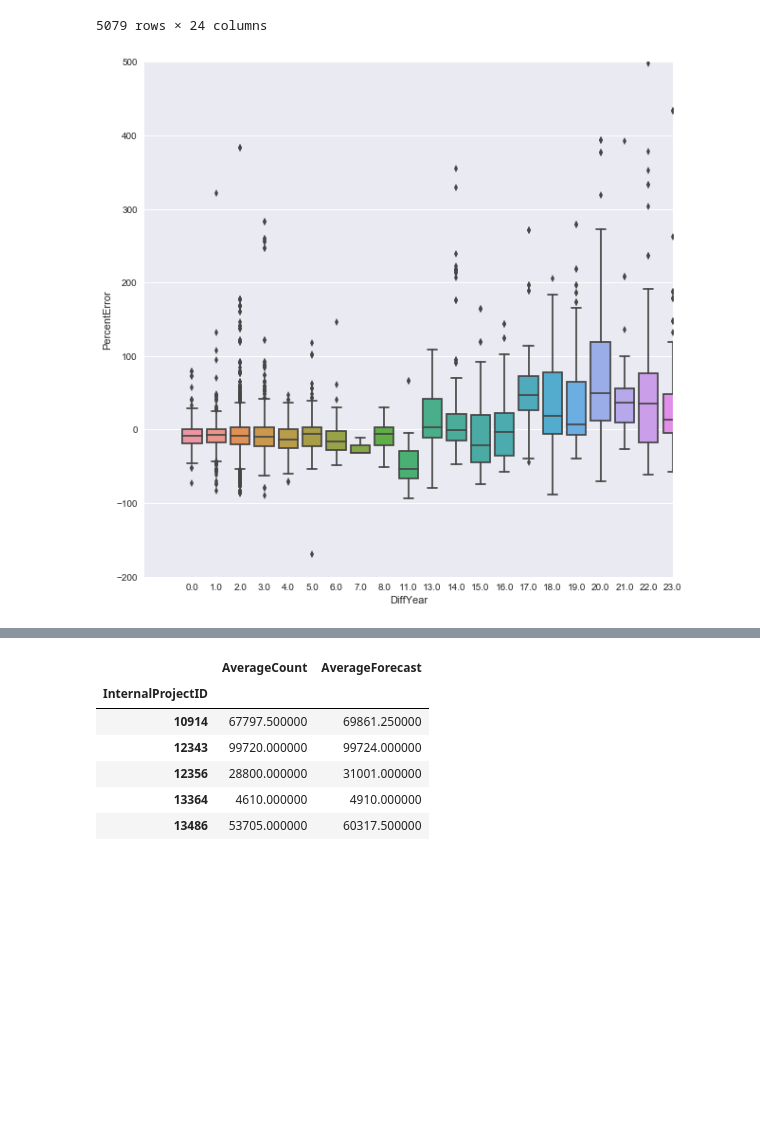
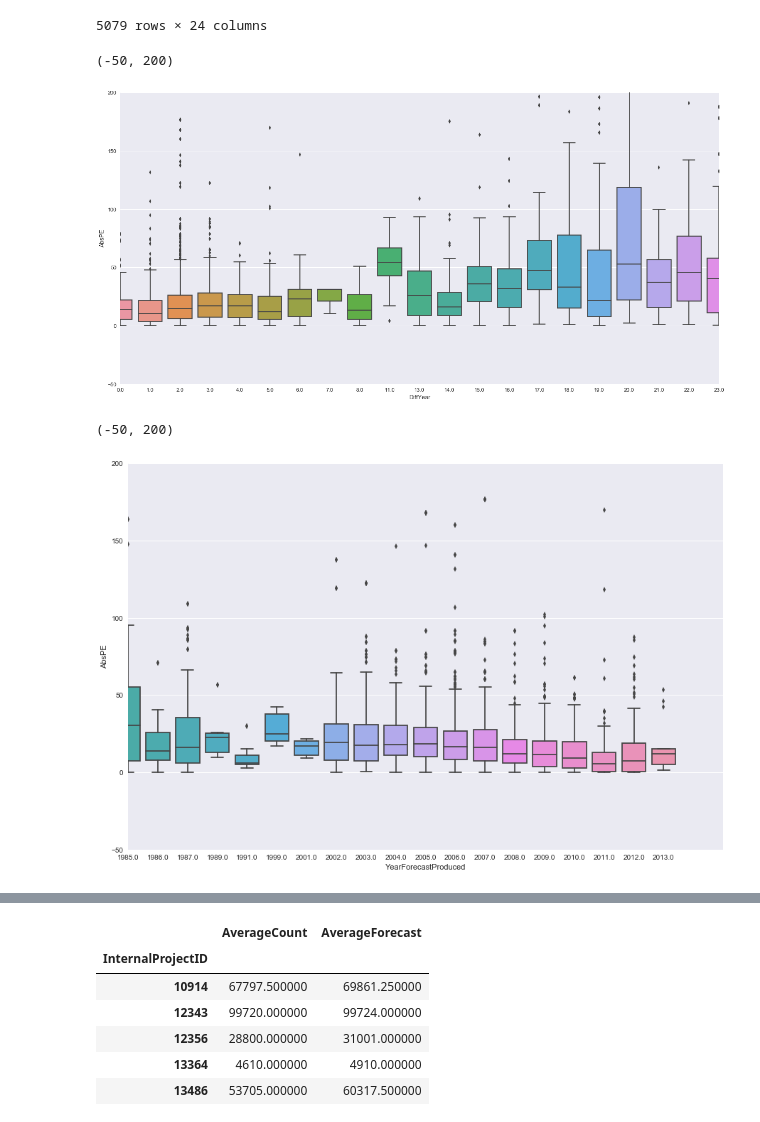
Before and after one commit to jawadmhoque/accuracy-assessment, a Jupyter notebook: Accuracy Algorithm.ipynb, the cells around one changed output, grey strips where cells are left out. Drawn from its saved outputs; the diff is of its cells as text; code cells hidden in the pictures; blank space fills up the shorter version.

```diff
--- a/Accuracy Algorithm.ipynb
+++ b/Accuracy Algorithm.ipynb
@@ -647,7 +647,7 @@ diff_year
 | X | 1.769231 |
 1028 rows × 1 columns
 # %%
-flatdata_adjusted=flatdata_adjusted.assign(DiffYear=flatdata_adjusted['ForecastYear']-flatdata_adjusted['YearForecastProduced'])
+#flatdata_adjusted=flatdata_adjusted.assign(DiffYear=flatdata_adjusted['ForecastYear']-flatdata_adjusted['YearForecastProduced'])
 # %%
 pd.options.display.max_columns=50
 # %%
@@ -676,12 +676,23 @@ flatdata_adjusted_year
 5079 rows × 24 columns
 # %%
-ax=sns.boxplot(flatdata_adjusted['DiffYear'],flatdata_adjusted['PercentError'])
-ax.figure.set_size_inches(10,10)
-ax.set_xlim(-2,20)
-ax.set_ylim(-200,500)
-ax.figure.savefig('boxplotyear.png')
+ax=sns.boxplot(flatdata_adjusted_year['DiffYear'],flatdata_adjusted_year['AbsPE'])
+ax.figure.set_size_inches(20,10)
+ax.set_xlim(0
+            ,20)
+ax.set_ylim(-50,200)
+#ax.figure.savefig('boxplotyear.png')
 # %% [output]
+(-50, 200)
-[figure, old version]
+[figure, new version]
+# %%
+ax=sns.boxplot(flatdata_adjusted_year['YearForecastProduced'],flatdata_adjusted_year['AbsPE'])
+ax.figure.set_size_inches(15,10)
+ax.set_xlim(20,40)
+ax.set_ylim(-50,200)
+#ax.figure.savefig('boxplotyearforecastproduced.png')
+# %% [output]
+(-50, 200)
+[figure, added]
 # %%
 flatdata_adjusted_year[flatdata_adjusted_year['DiffYear']==18]['AbsPE'].describe().to_csv('diffyear.csv')
 # %%
```
Also changed, not shown: parts of 14 cells of this notebook, 12 other files.
